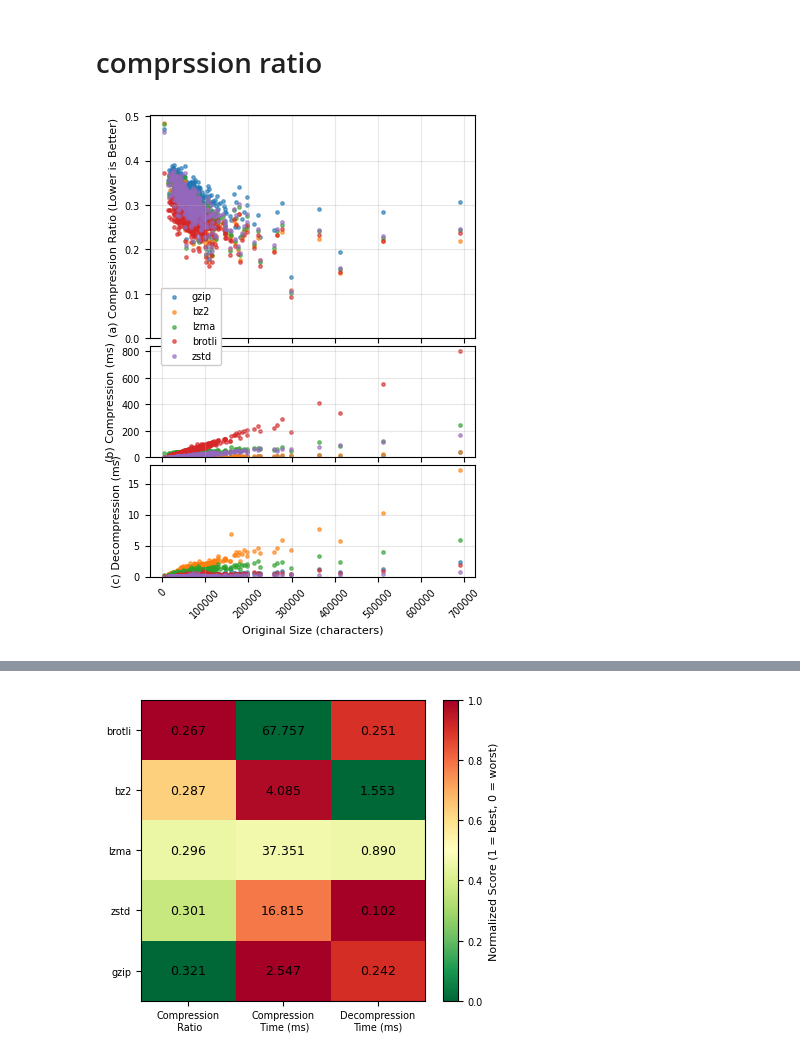
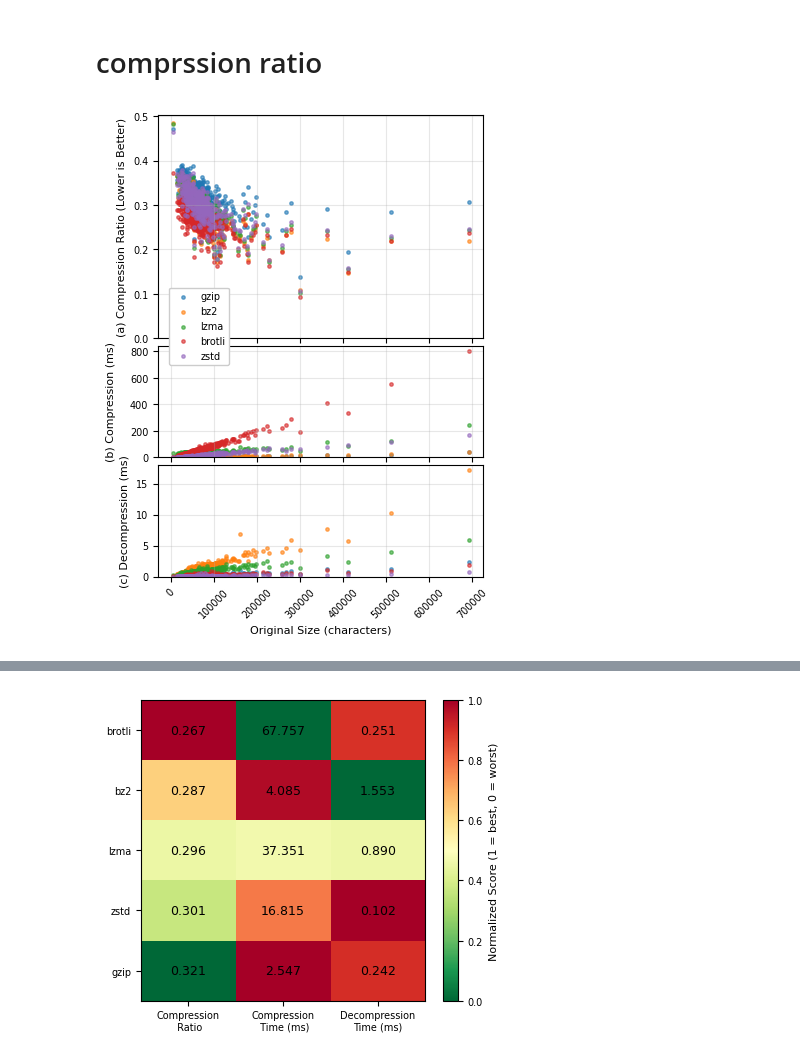
Before and after one commit to thales-must/dapp-ri, a Jupyter notebook: analysis/compression.ipynb, the cells around one changed output, grey strips where cells are left out. Drawn from its saved outputs; the diff is of its cells as text; code cells hidden in the pictures.

```diff
--- a/analysis/compression.ipynb
+++ b/analysis/compression.ipynb
@@ -202,36 +202,39 @@ def combined_plots():
     for algo in algorithms:
         subset = df[df["algorithm"] == algo]
         ax2.scatter(subset["original_size"], subset["compression_time"]*1000,
                     label=algo, s=6, alpha=0.6)
 
-    ax2.set_ylabel("(b) Compression (ms)")
+    ax2.set_ylabel("(b) Compression (ms)", labelpad=10)
     ax2.tick_params(axis='x', labelbottom=False)  # 隐藏x轴标签
     ax2.grid(True, alpha=0.3)
     ax2.set_ylim(bottom=0)
 
     # 3. 解压时间图（下）
     for algo in algorithms:
         subset = df[df["algorithm"] == algo]
         ax3.scatter(subset["original_size"], subset["decompression_time"]*1000,
                     label=algo, s=6, alpha=0.6)
 
     ax3.set_xlabel("Original Size (characters)")
     ax3.set_ylabel("(c) Decompression (ms)")
     ax3.grid(True, alpha=0.3)
     ax3.set_ylim(bottom=0)
 
     # 设置x轴刻度旋转
     for ax in [ax1, ax2, ax3]:
         ax.tick_params(axis='x', rotation=45)
 
     legend = fig.legend(handles=list(legend_handles.values()), labels=algorithms,
                        loc='upper left', bbox_to_anchor=(0.14, 0.60), framealpha=1)
-
+    plt.savefig(
+        "assets/compression-performance.pdf",
+        bbox_inches="tight"
+    )
     plt.show()
 
 combined_plots()
 # %% [output]
-[figure, old version]
+[figure, new version]
 # %%
 def noise():
     df = pd.read_excel(OUTPUT_XLSX)
```
Also changed, not shown: parts of 1 cell of this notebook, 7 other files.
